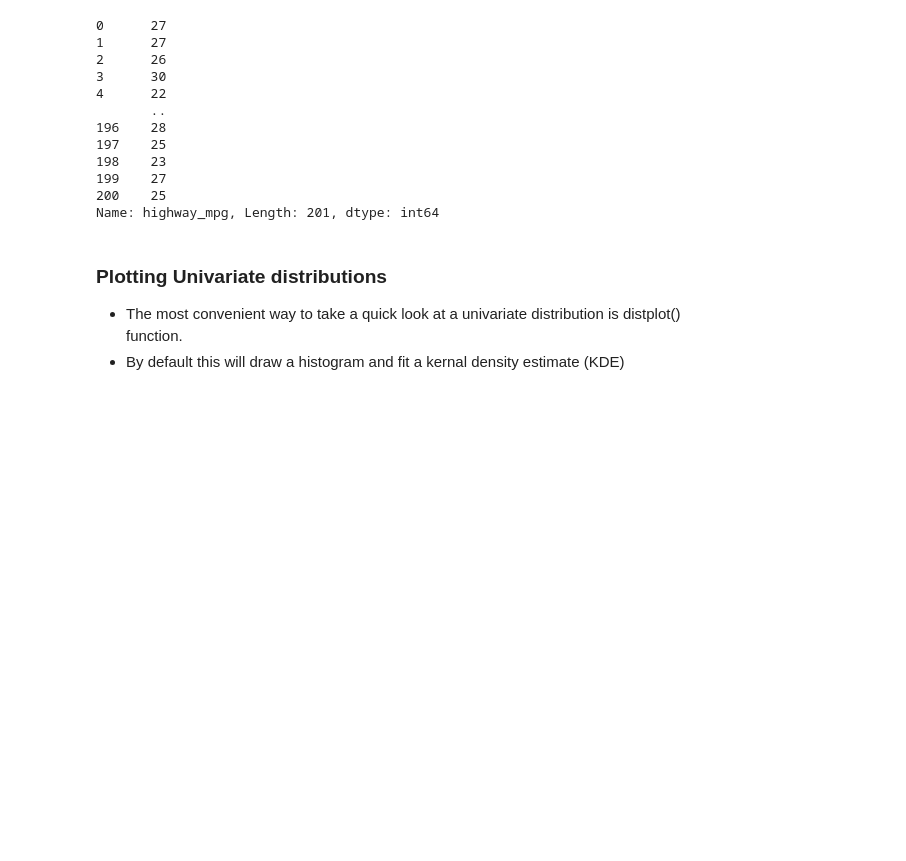
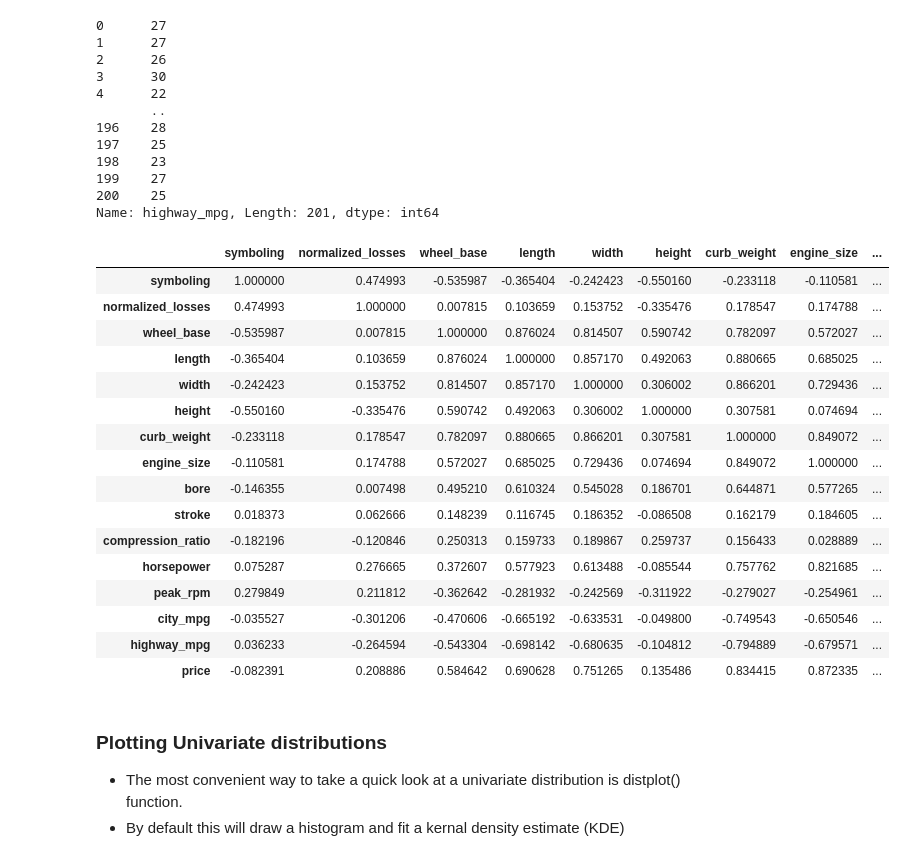
Before and after one commit to Iamsbharti/ML-AI, a Jupyter notebook: visualization/visulaization_p.ipynb, the cells around one changed output. Saved outputs shown, nothing was run; the diff lists cells and outputs as text; code cells hidden in the pictures; blank space fills up the shorter version.

```diff
--- a/visualization/visulaization_p.ipynb
+++ b/visualization/visulaization_p.ipynb
@@ -33,6 +33,28 @@ auto['highway_mpg']
 199    27
 200    25
 Name: highway_mpg, Length: 201, dtype: int64
+# %%
+# correlation
+# ranges between 1 to -1, positive means if one increses other values increases and vice-versa
+auto.corr()
+# %% [output]
+|  | symboling | normalized_losses | wheel_base | length | width | height | curb_weight | engine_size | ... |
+| symboling | 1.000000 | 0.474993 | -0.535987 | -0.365404 | -0.242423 | -0.550160 | -0.233118 | -0.110581 | ... |
+| normalized_losses | 0.474993 | 1.000000 | 0.007815 | 0.103659 | 0.153752 | -0.335476 | 0.178547 | 0.174788 | ... |
+| wheel_base | -0.535987 | 0.007815 | 1.000000 | 0.876024 | 0.814507 | 0.590742 | 0.782097 | 0.572027 | ... |
+| length | -0.365404 | 0.103659 | 0.876024 | 1.000000 | 0.857170 | 0.492063 | 0.880665 | 0.685025 | ... |
+| width | -0.242423 | 0.153752 | 0.814507 | 0.857170 | 1.000000 | 0.306002 | 0.866201 | 0.729436 | ... |
+| height | -0.550160 | -0.335476 | 0.590742 | 0.492063 | 0.306002 | 1.000000 | 0.307581 | 0.074694 | ... |
+| curb_weight | -0.233118 | 0.178547 | 0.782097 | 0.880665 | 0.866201 | 0.307581 | 1.000000 | 0.849072 | ... |
+| engine_size | -0.110581 | 0.174788 | 0.572027 | 0.685025 | 0.729436 | 0.074694 | 0.849072 | 1.000000 | ... |
+| bore | -0.146355 | 0.007498 | 0.495210 | 0.610324 | 0.545028 | 0.186701 | 0.644871 | 0.577265 | ... |
+| stroke | 0.018373 | 0.062666 | 0.148239 | 0.116745 | 0.186352 | -0.086508 | 0.162179 | 0.184605 | ... |
+| compression_ratio | -0.182196 | -0.120846 | 0.250313 | 0.159733 | 0.189867 | 0.259737 | 0.156433 | 0.028889 | ... |
+| horsepower | 0.075287 | 0.276665 | 0.372607 | 0.577923 | 0.613488 | -0.085544 | 0.757762 | 0.821685 | ... |
+| peak_rpm | 0.279849 | 0.211812 | -0.362642 | -0.281932 | -0.242569 | -0.311922 | -0.279027 | -0.254961 | ... |
+| city_mpg | -0.035527 | -0.301206 | -0.470606 | -0.665192 | -0.633531 | -0.049800 | -0.749543 | -0.650546 | ... |
+| highway_mpg | 0.036233 | -0.264594 | -0.543304 | -0.698142 | -0.680635 | -0.104812 | -0.794889 | -0.679571 | ... |
+| price | -0.082391 | 0.208886 | 0.584642 | 0.690628 | 0.751265 | 0.135486 | 0.834415 | 0.872335 | ... |
 # %% [markdown]
 ### Plotting Univariate distributions
 - The most convenient way to take a quick look at a univariate distribution is distplot() function.
```
